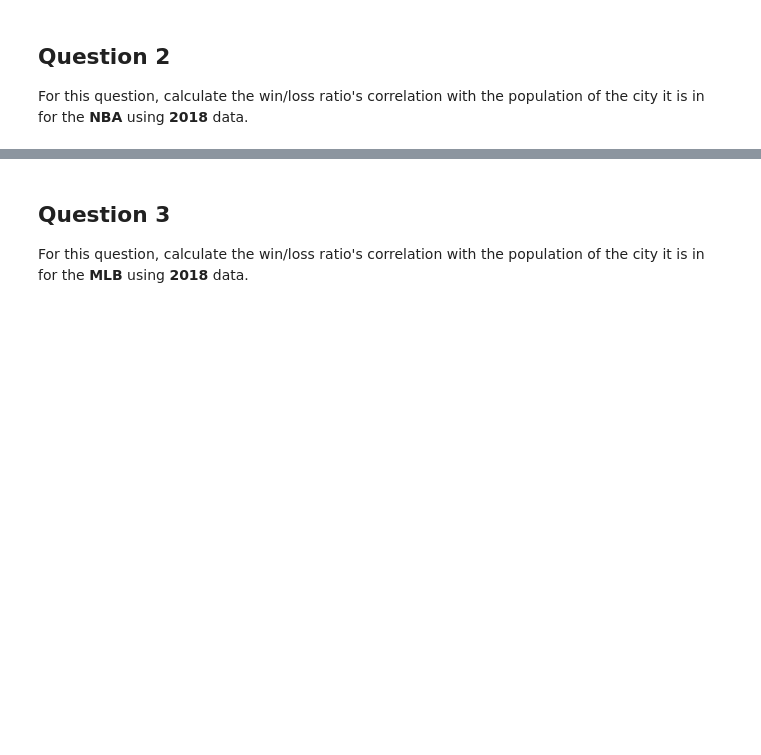
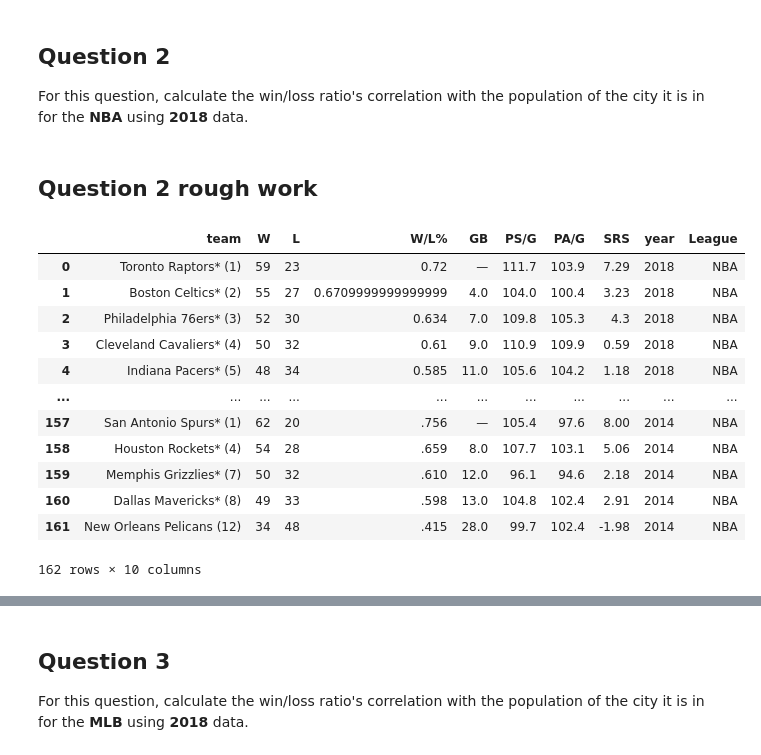
Before and after one commit to pahadiahimanshu/UMdatascience, a Jupyter notebook: Intro-to-DS/Week-4/assignment4.ipynb, the cells around one changed output, grey strips where cells are left out. Drawn from its saved outputs; the diff is of its cells as text; code cells hidden in the pictures; blank space fills up the shorter version.

Commit message:
Question 2,3,4 updated

```diff
--- a/Intro-to-DS/Week-4/assignment4.ipynb
+++ b/Intro-to-DS/Week-4/assignment4.ipynb
@@ -470,0 +383,22 @@ def nba_correlation():
+# %% [markdown]
+## Question 2 rough work
+# %%
+nba_df=pd.read_csv("nba.csv")
+cities=pd.read_html("wikipedia_data.html")[1]
+cities=cities.iloc[:-1,[0,3,5,6,7,8]]
+# %%
+nba_df[:]
+# %% [output]
+|  | team | W | L | W/L% | GB | PS/G | PA/G | SRS | year | League |
+| 0 | Toronto Raptors* (1) | 59 | 23 | 0.72 | — | 111.7 | 103.9 | 7.29 | 2018 | NBA |
+| 1 | Boston Celtics* (2) | 55 | 27 | 0.6709999999999999 | 4.0 | 104.0 | 100.4 | 3.23 | 2018 | NBA |
+| 2 | Philadelphia 76ers* (3) | 52 | 30 | 0.634 | 7.0 | 109.8 | 105.3 | 4.3 | 2018 | NBA |
+| 3 | Cleveland Cavaliers* (4) | 50 | 32 | 0.61 | 9.0 | 110.9 | 109.9 | 0.59 | 2018 | NBA |
+| 4 | Indiana Pacers* (5) | 48 | 34 | 0.585 | 11.0 | 105.6 | 104.2 | 1.18 | 2018 | NBA |
+| ... | ... | ... | ... | ... | ... | ... | ... | ... | ... | ... |
+| 157 | San Antonio Spurs* (1) | 62 | 20 | .756 | — | 105.4 | 97.6 | 8.00 | 2014 | NBA |
+| 158 | Houston Rockets* (4) | 54 | 28 | .659 | 8.0 | 107.7 | 103.1 | 5.06 | 2014 | NBA |
+| 159 | Memphis Grizzlies* (7) | 50 | 32 | .610 | 12.0 | 96.1 | 94.6 | 2.18 | 2014 | NBA |
+| 160 | Dallas Mavericks* (8) | 49 | 33 | .598 | 13.0 | 104.8 | 102.4 | 2.91 | 2014 | NBA |
+| 161 | New Orleans Pelicans (12) | 34 | 48 | .415 | 28.0 | 99.7 | 102.4 | -1.98 | 2014 | NBA |
+162 rows × 10 columns
```
Also changed, not shown: parts of 45 cells of this notebook.
